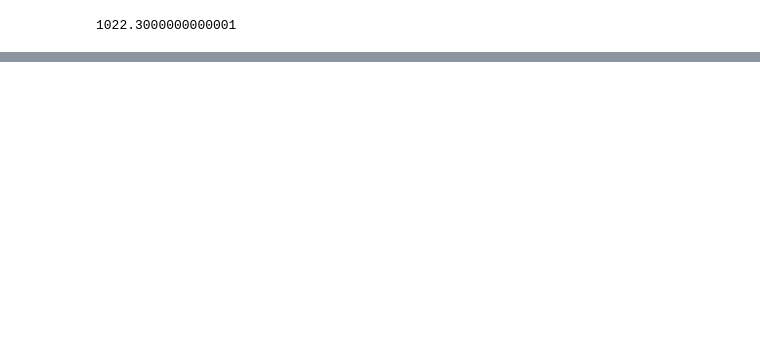
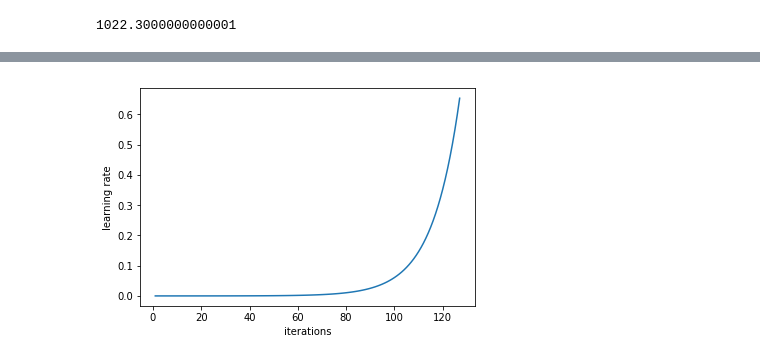
Before and after one commit to HMC152-Fall2018/assign1-monica-and-ewan, a Jupyter notebook: assignment1.ipynb, the cells around one changed output, grey strips where cells are left out. Drawn from its saved outputs; the diff is of its cells as text; code cells hidden in the pictures; blank space fills up the shorter version.

```diff
--- a/assignment1.ipynb
+++ b/assignment1.ipynb
@@ -13,6 +15,6 @@ from fastai.plots import *
 # %%
 arch=resnet34
-PATH = "/content/clouderizer/cs152/data/competitions/dog-breed-identification/"
+PATH = "/home/edelamusse/data/competitions/dog-breed-identification/"
 sz=224
 # %% [markdown]
 Check if PyTorch has CUDA and CuDNN support?
@@ -105,7 +91,6 @@ print(len(list(open(f'{PATH}labels.csv')))*0.1)
 1022.3000000000001
 # %%
 labels_file = f'{PATH}labels.csv'
-#val_size = int(len(list(open(labels_file)))*0.1)
-val_size = len(list(open(labels_file)))-1
+val_size = int(len(list(open(labels_file)))*0.1)
+#val_size = len(list(open(labels_file)))-1
 val_idxs = get_cv_idxs(val_size)
-val_idxs
@@ -114,3 +97,2 @@ array([2882, 4514, 7717, ..., 8922, 6774,   37])
 # %%
-data = ImageClassifierData.from_csv(PATH, 'train', labels_file, val_idxs=val_idxs, test_name = 'test', suffix='.jpg', tfms=tfms_from_model(arch, sz))
-data
+data = ImageClassifierData.from_csv(PATH, 'train', labels_file, val_idxs=val_idxs, test_name = 'test', suffix='.jpg', tfms=tfms_from_model(arch, sz, aug_tfms=transforms_side_on, max_zoom=1.1))
@@ -126,0 +101,2 @@ UnicodeDecodeError: 'ascii' codec can't decode byte 0xff in position 30: ordinal
+# %%
+learn.fit(0.01, 18)
@@ -126,0 +131,4 @@ UnicodeDecodeError: 'ascii' codec can't decode byte 0xff in position 30: ordinal
+# %%
+learn.sched.plot_lr()
+# %% [output]
+[figure, added]
```
Also changed, not shown: parts of 38 cells of this notebook.
